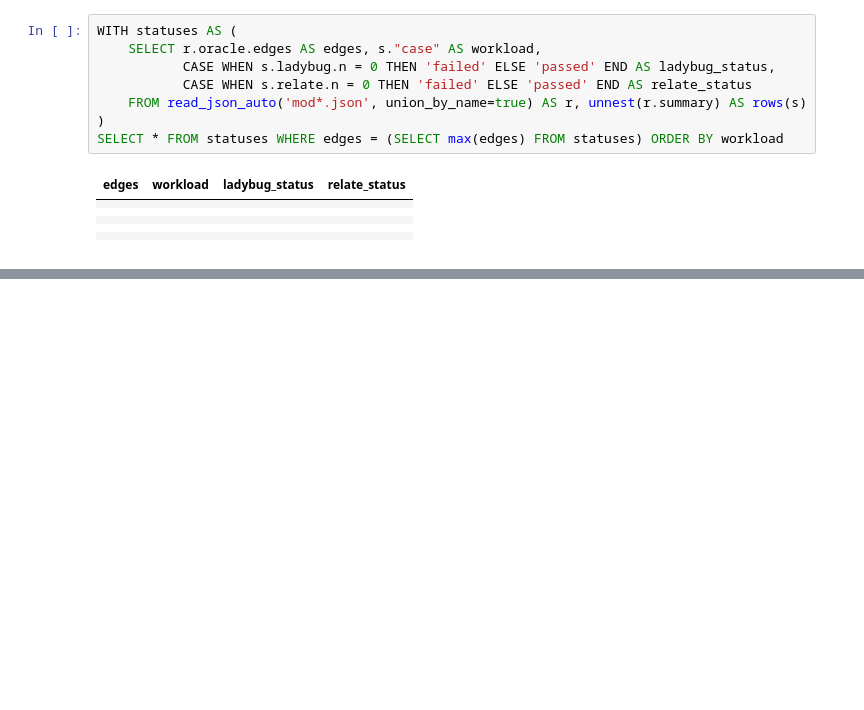
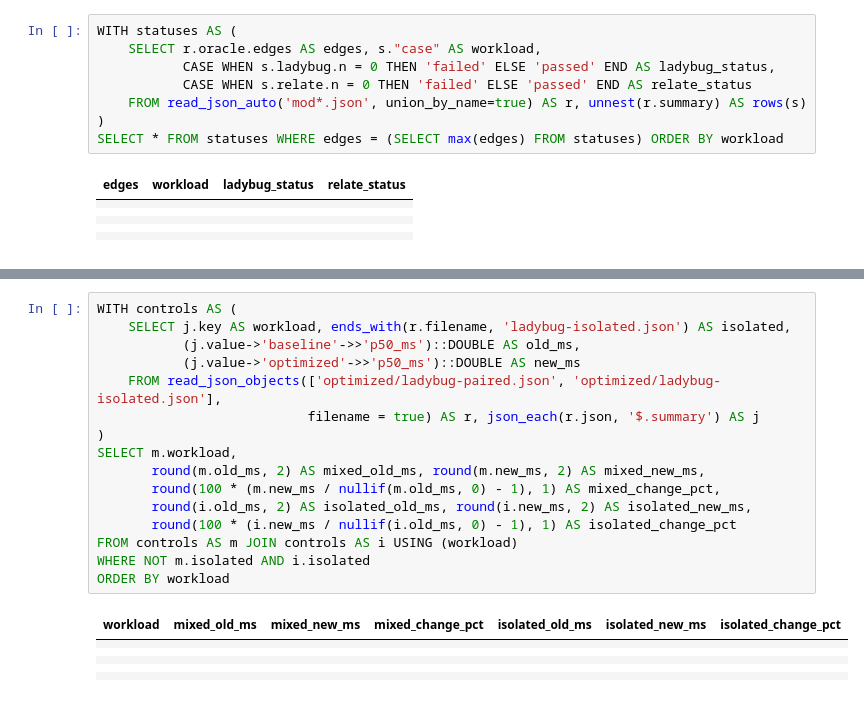
Before and after one commit to kevintruong/quack-weave, a Jupyter notebook: benchmarks/provider_comparison/provider_benchmark.ipynb, the cells around one changed output, grey strips where cells are left out. Saved outputs shown, nothing was run; the diff lists cells and outputs as text; blank space fills up the shorter version.

```diff
--- a/benchmarks/provider_comparison/provider_benchmark.ipynb
+++ b/benchmarks/provider_comparison/provider_benchmark.ipynb
@@ -148,0 +190,24 @@ SELECT * FROM statuses WHERE edges = (SELECT max(edges) FROM statuses) ORDER BY
+# %%
+WITH controls AS (
+    SELECT j.key AS workload, ends_with(r.filename, 'ladybug-isolated.json') AS isolated,
+           (j.value->'baseline'->>'p50_ms')::DOUBLE AS old_ms,
+           (j.value->'optimized'->>'p50_ms')::DOUBLE AS new_ms
+    FROM read_json_objects(['optimized/ladybug-paired.json', 'optimized/ladybug-isolated.json'],
+                           filename = true) AS r, json_each(r.json, '$.summary') AS j
+)
+SELECT m.workload,
+       round(m.old_ms, 2) AS mixed_old_ms, round(m.new_ms, 2) AS mixed_new_ms,
+       round(100 * (m.new_ms / nullif(m.old_ms, 0) - 1), 1) AS mixed_change_pct,
+       round(i.old_ms, 2) AS isolated_old_ms, round(i.new_ms, 2) AS isolated_new_ms,
+       round(100 * (i.new_ms / nullif(i.old_ms, 0) - 1), 1) AS isolated_change_pct
+FROM controls AS m JOIN controls AS i USING (workload)
+WHERE NOT m.isolated AND i.isolated
+ORDER BY workload
+# %% [output]
+| workload | mixed_old_ms | mixed_new_ms | mixed_change_pct | isolated_old_ms | isolated_new_ms | isolated_change_pct |
+|  |  |  |  |  |  |  |
+|  |  |  |  |  |  |  |
+|  |  |  |  |  |  |  |
+|  |  |  |  |  |  |  |
+|  |  |  |  |  |  |  |
+|  |  |  |  |  |  |  |
```
Also changed, not shown: parts of 4 cells of this notebook, 9 other files.
